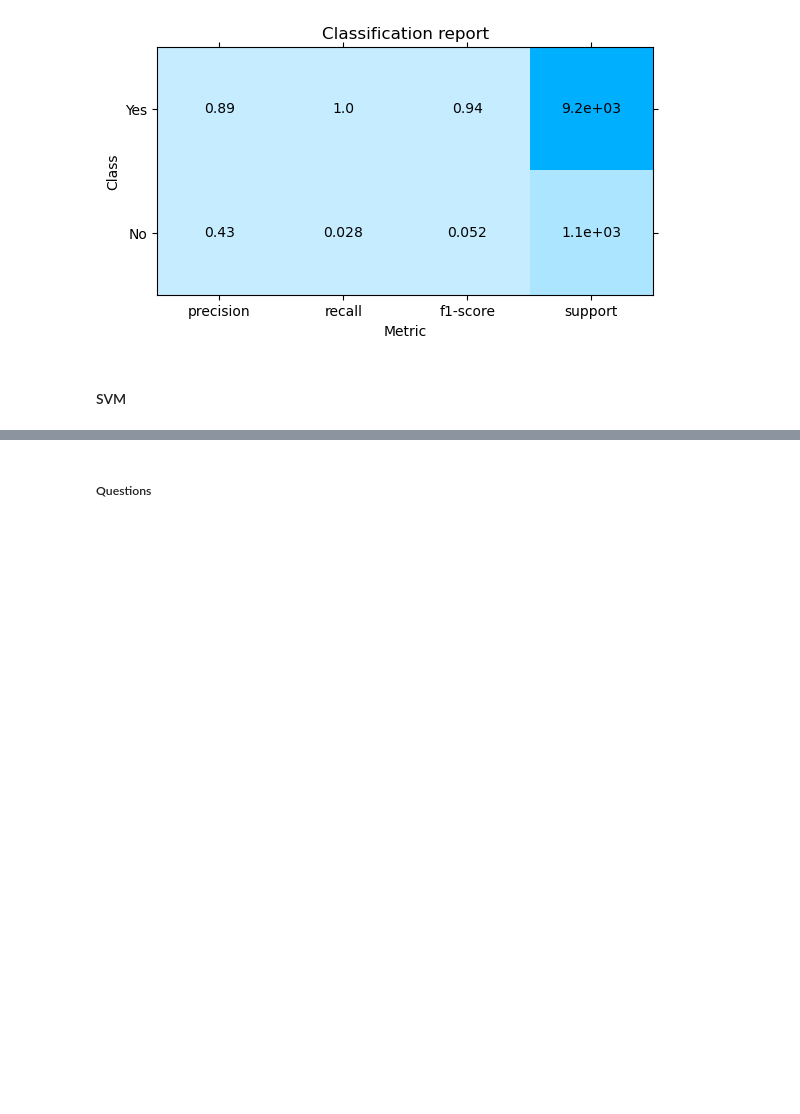
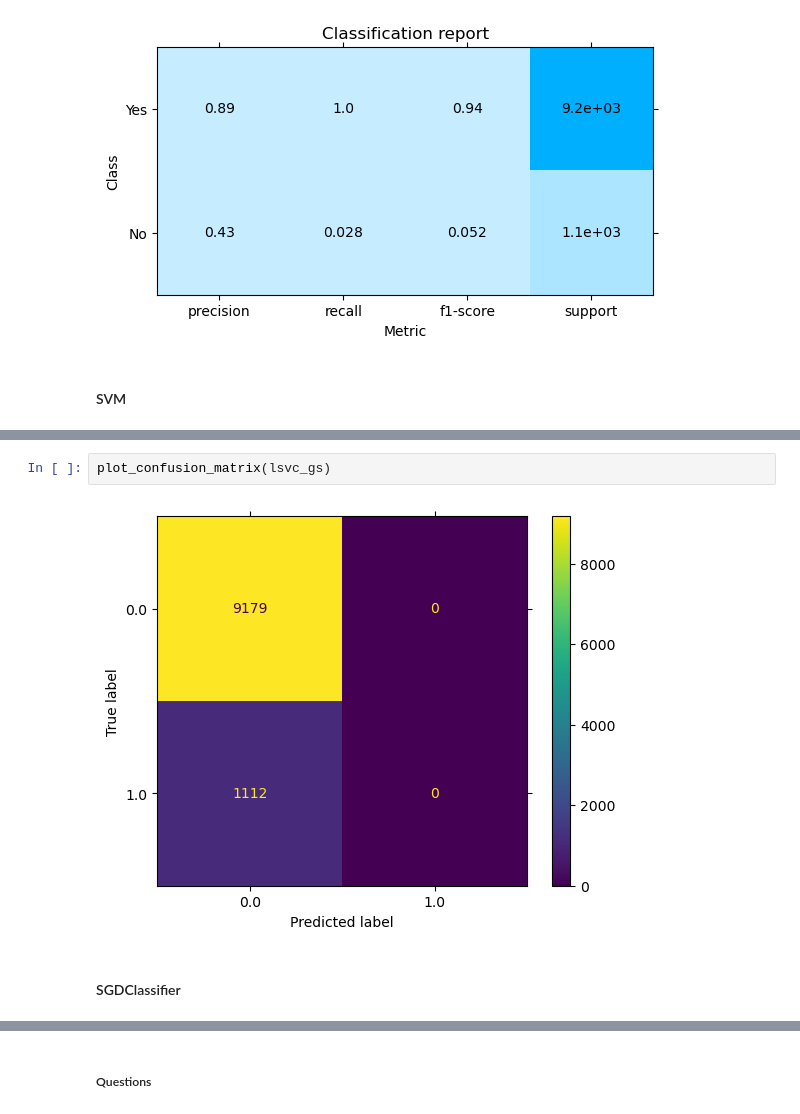
Before and after one commit to trguduru/bank_marketing_prediction, a Jupyter notebook: prompt_III.ipynb, the cells around one changed output, grey strips where cells are left out. Drawn from its saved outputs; the diff is of its cells as text; blank space fills up the shorter version.

```diff
--- a/prompt_III.ipynb
+++ b/prompt_III.ipynb
@@ -727,0 +768,6 @@ ModuleNotFoundError: No module named 'sklearnex'
+# %%
+plot_confusion_matrix(lsvc_gs)
+# %% [output]
+[figure, added]
+# %% [markdown]
+#### SGDClassifier
```
Also changed, not shown: parts of 32 cells of this notebook.
